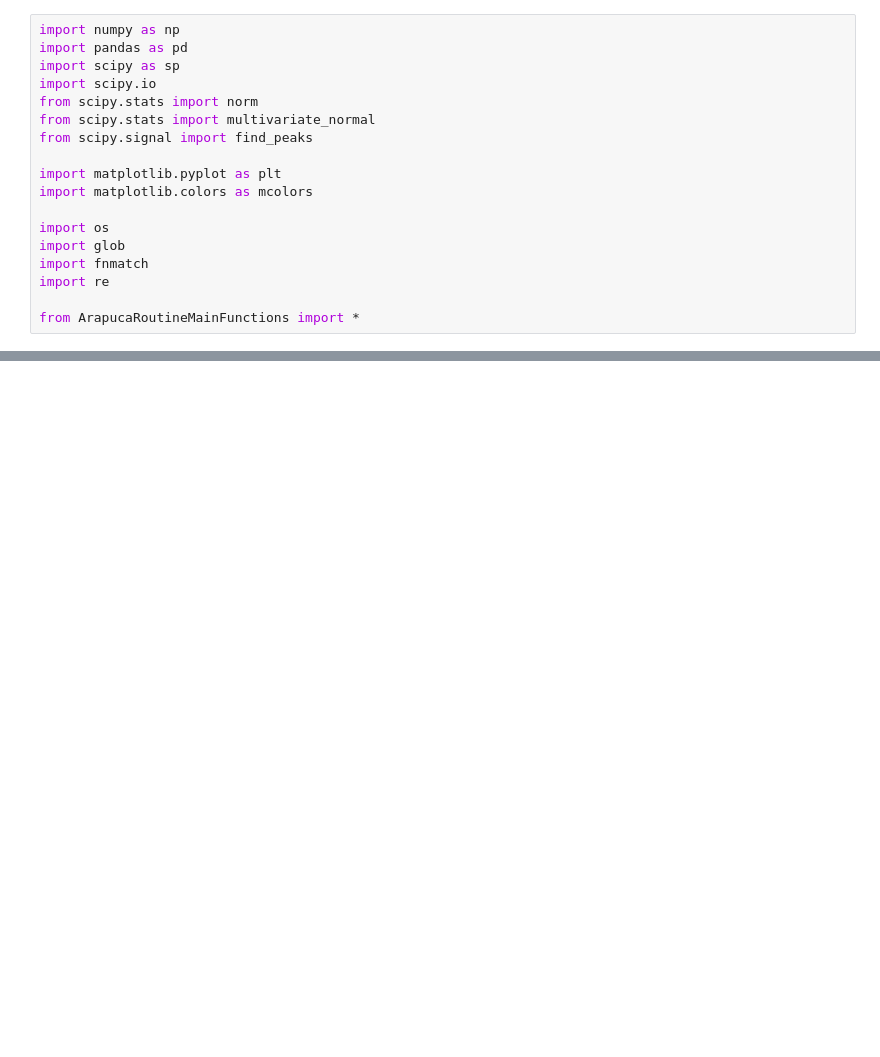
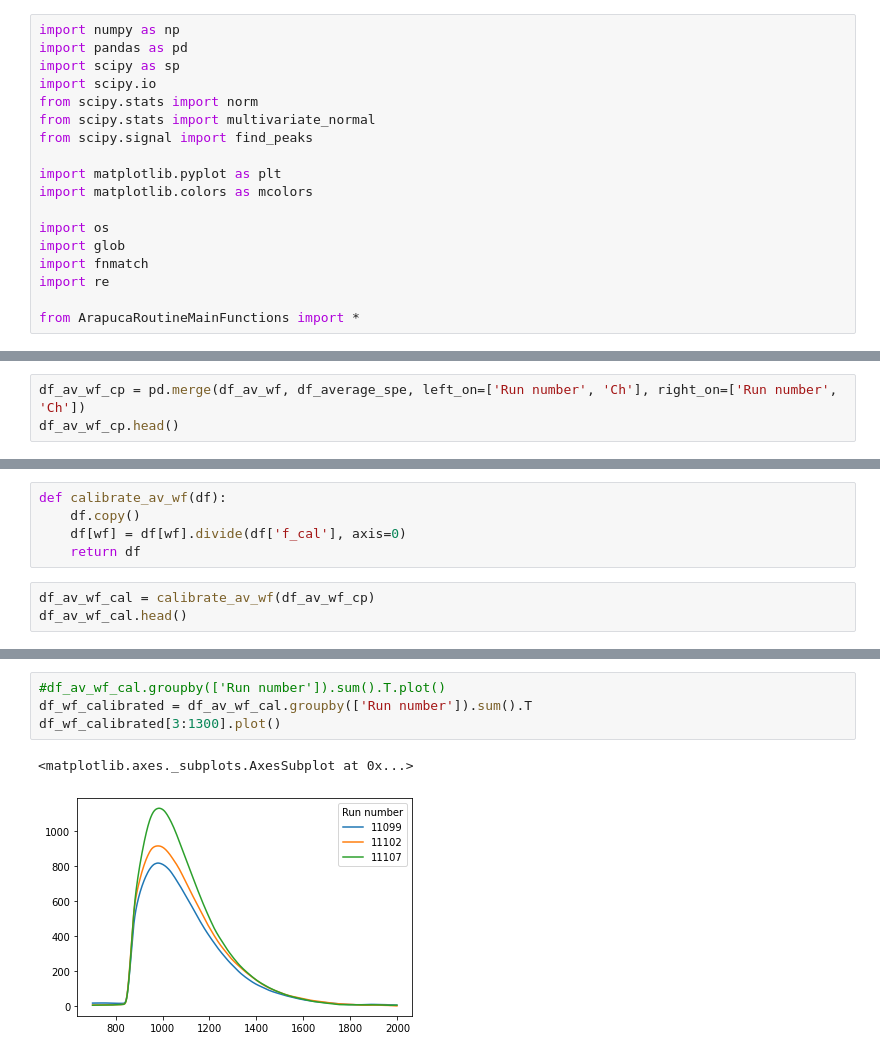
Before and after one commit to stbordoni/Arapuca, a Jupyter notebook: RoutineArapucaDraft.ipynb, the cells around one changed output, grey strips where cells are left out. Cells and saved outputs as stored; diff of their text form; blank space fills up the shorter version.

```diff
--- a/RoutineArapucaDraft.ipynb
+++ b/RoutineArapucaDraft.ipynb
@@ -81,0 +254,3 @@ NameError: name 'df_ch0' is not defined
+# %%
+df_av_wf_cp = pd.merge(df_av_wf, df_average_spe, left_on=['Run number', 'Ch'], right_on=['Run number', 'Ch'])
+df_av_wf_cp.head()
@@ -81,0 +265,8 @@ NameError: name 'df_ch0' is not defined
+# %%
+def calibrate_av_wf(df):
+    df.copy()
+    df[wf] = df[wf].divide(df['f_cal'], axis=0)
+    return df
+# %%
+df_av_wf_cal = calibrate_av_wf(df_av_wf_cp)
+df_av_wf_cal.head()
@@ -108,0 +318,7 @@ df_allch.head(20)
+# %%
+#df_av_wf_cal.groupby(['Run number']).sum().T.plot()
+df_wf_calibrated = df_av_wf_cal.groupby(['Run number']).sum().T
+df_wf_calibrated[3:1300].plot()
+# %% [output]
+<matplotlib.axes._subplots.AxesSubplot at 0x...>
+[figure, added]
```
Also changed, not shown: parts of 29 cells of this notebook, 4 other files.
